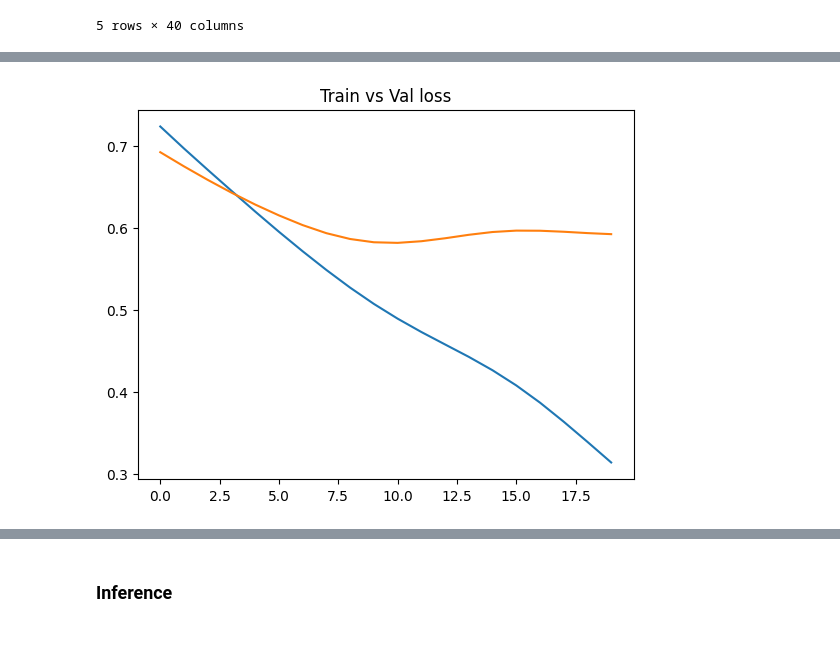
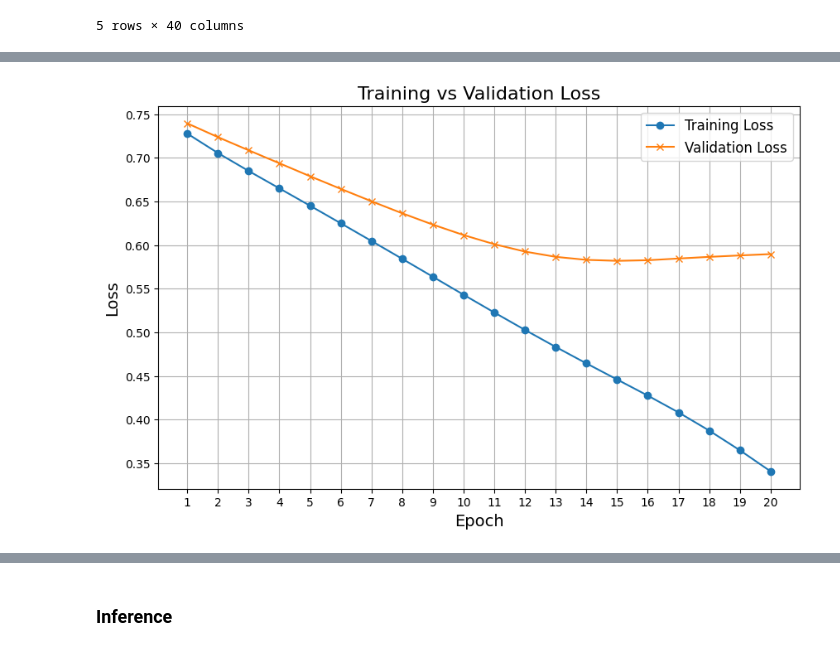
Before and after one commit to nirajan-fuse/Recommendation_System, a Jupyter notebook: Sprint-3/DeepCTR/Classification_criteo.ipynb, the cells around one changed output, grey strips where cells are left out. Saved outputs shown, nothing was run; the diff lists cells and outputs as text; code cells hidden in the pictures.

```diff
--- a/Sprint-3/DeepCTR/Classification_criteo.ipynb
+++ b/Sprint-3/DeepCTR/Classification_criteo.ipynb
@@ -97,14 +97,23 @@ Epoch 20/20
-# %%
-import matplotlib.pyplot as plt
-
-train_loss = history.history['loss']
-val_loss = history.history['val_loss']
-plt.plot(train_loss)
-plt.plot(val_loss)
-
-plt.title("Train vs Val loss");
-# %% [output]
-[figure, removed]
+# %%
+import matplotlib.pyplot as plt
+
+train_loss = history.history['loss']
+val_loss = history.history['val_loss']
+
+plt.figure(figsize=(10, 6))
+plt.plot(train_loss, label='Training Loss', marker='o')
+plt.plot(val_loss, label='Validation Loss', marker='x')
+
+plt.title("Training vs Validation Loss", fontsize=16)
+plt.xlabel("Epoch", fontsize=14)
+plt.ylabel("Loss", fontsize=14)
+plt.legend(fontsize=12)
+plt.grid(True)
+plt.xticks(range(len(train_loss)), range(1, len(train_loss) + 1))  # Ensure x-ticks match the epoch numbers
+
+plt.show()
+# %% [output]
+[figure, added]
 # %%
 # Predict
 pred_ans = model.predict(test_model_input, batch_size=256)
```
Also changed, not shown: parts of 3 cells of this notebook.
